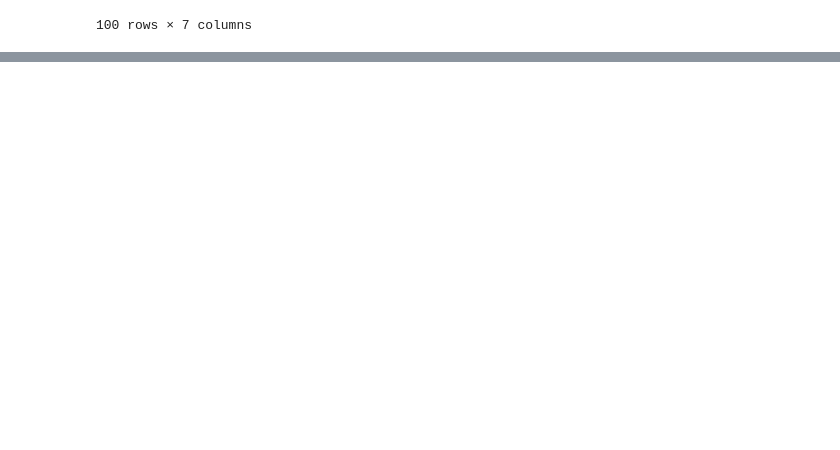
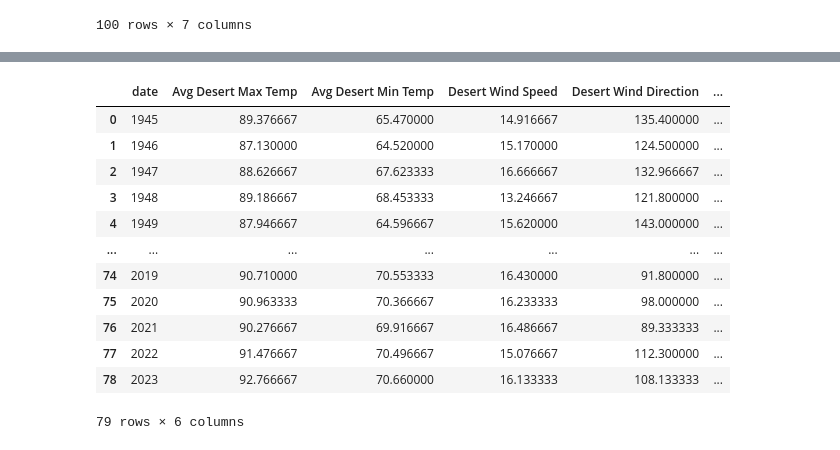
Before and after one commit to cpparker823/Project_1_Hurricanes, a Jupyter notebook: cleaning_script.ipynb, the cells around one changed output, grey strips where cells are left out. Saved outputs shown, nothing was run; the diff lists cells and outputs as text; code cells hidden in the pictures; blank space fills up the shorter version.

```diff
--- a/cleaning_script.ipynb
+++ b/cleaning_script.ipynb
@@ -59,0 +81,37 @@ final_df
+# %%
+# Convert the 'date' column to datetime format
+desert_df['date'] = pd.to_datetime(desert_df['time'], infer_datetime_format=True)
+columns_data = ['temperature_2m_max (°F)', 'temperature_2m_min (°F)', 'wind_speed_10m_max (mp/h)', 'wind_direction_10m_dominant (°)', 'et0_fao_evapotranspiration (mm)']
+
+# Filter the dataframe to include only September dates
+df_september = desert_df[desert_df['date'].dt.month == 9]
+
+# Group the filtered dataframe by the year
+df_grouped = df_september.groupby(df_september['date'].dt.year)
+
+# Calculate the average 'maxtemp' and 'mintemp' for each group
+df_average = df_grouped[columns_data].mean()
+
+# Rename the columns
+df_average.columns = ['Avg Desert Max Temp', 'Avg Desert Min Temp', 'Desert Wind Speed', 'Desert Wind Direction', 'Desert Evapotrasnpiration']
+
+# Reset the index to make 'year' a column
+df_average = df_average.reset_index()
+
+# Print the resulting dataframe
+desert_final_df = pd.DataFrame(df_average)
+desert_final_df
+# %% [output]
+|  | date | Avg Desert Max Temp | Avg Desert Min Temp | Desert Wind Speed | Desert Wind Direction | ... |
+| 0 | 1945 | 89.376667 | 65.470000 | 14.916667 | 135.400000 | ... |
+| 1 | 1946 | 87.130000 | 64.520000 | 15.170000 | 124.500000 | ... |
+| 2 | 1947 | 88.626667 | 67.623333 | 16.666667 | 132.966667 | ... |
+| 3 | 1948 | 89.186667 | 68.453333 | 13.246667 | 121.800000 | ... |
+| 4 | 1949 | 87.946667 | 64.596667 | 15.620000 | 143.000000 | ... |
+| ... | ... | ... | ... | ... | ... | ... |
+| 74 | 2019 | 90.710000 | 70.553333 | 16.430000 | 91.800000 | ... |
+| 75 | 2020 | 90.963333 | 70.366667 | 16.233333 | 98.000000 | ... |
+| 76 | 2021 | 90.276667 | 69.916667 | 16.486667 | 89.333333 | ... |
+| 77 | 2022 | 91.476667 | 70.496667 | 15.076667 | 112.300000 | ... |
+| 78 | 2023 | 92.766667 | 70.660000 | 16.133333 | 108.133333 | ... |
+79 rows × 6 columns
```
Also changed, not shown: parts of 7 cells of this notebook, 3 other files.
